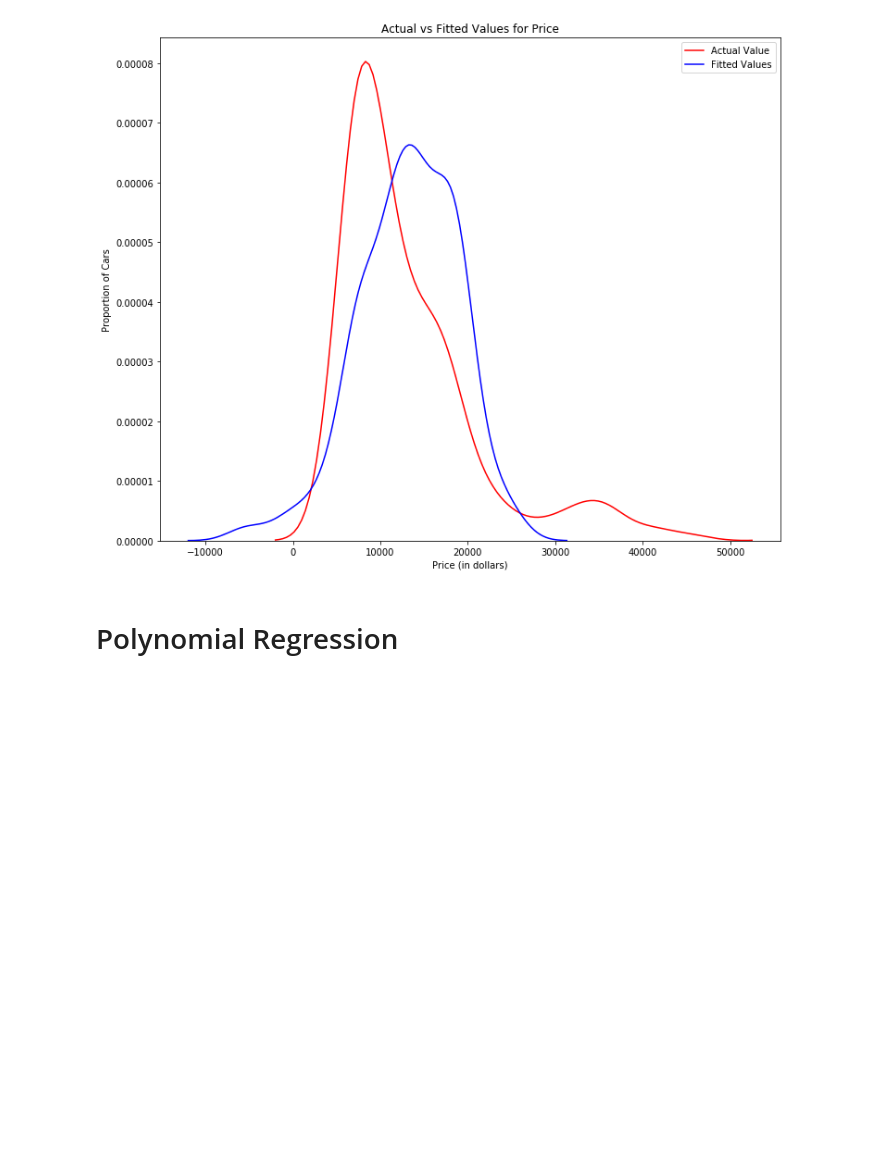
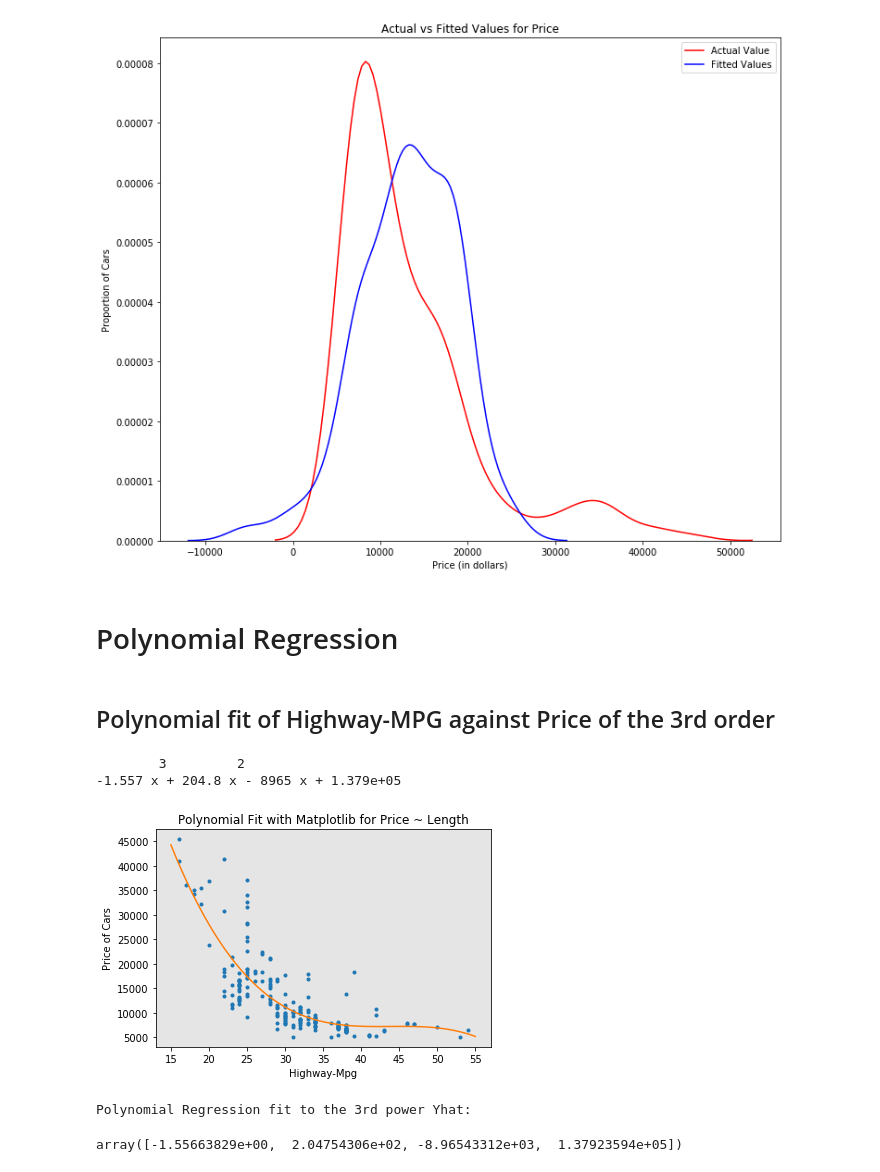
Before and after one commit to sdman135/Cars-project, a Jupyter notebook: Untitled.ipynb, the cells around one changed output. Saved outputs shown, nothing was run; the diff lists cells and outputs as text; code cells hidden in the pictures; blank space fills up the shorter version.

```diff
--- a/Untitled.ipynb
+++ b/Untitled.ipynb
@@ -231,20 +231,42 @@ plt.close()
 # %% [markdown]
 # Polynomial Regression
 # %%
-def PlotPolly(model, independent_variable, dependent_variabble, Name):
+def PlotPolly(independent_variable, dependent_variable, Power):
+    f = np.polyfit(independent_variable, dependent_variable, Power)
+    globals() ['model'] = np.poly1d(f)
+    print(model)
+
     x_new = np.linspace(15, 55, 100)
     y_new = model(x_new)
 
-    plt.plot(independent_variable, dependent_variabble, '.', x_new, y_new, '-')
+    plt.plot(independent_variable, dependent_variable, '.', x_new, y_new, '-')
     plt.title('Polynomial Fit with Matplotlib for Price ~ Length')
     ax = plt.gca()
     ax.set_facecolor((0.898, 0.898, 0.898))
     fig = plt.gcf()
-    plt.xlabel(Name)
-    plt.ylabel('Price of Cars')
+    plt.xlabel(f'{independent_variable.name.title()}')
+    plt.ylabel(f'{dependent_variable.name.title()} of Cars')
+
 
     plt.show()
     plt.close()
+
+
+    globals() ['Yhat'] = np.polyfit(independent_variable, dependent_variable, Power)
+    if Power == 2:
+        print(f'Polynomial Regression fit to the {Power}nd power Yhat:')
+    elif Power == 3:
+        print(f'Polynomial Regression fit to the {Power}rd power Yhat:')
+    else:
+        print(f'Polynomial Regression fit to the {Power}th power Yhat:')
+    return Yhat
+# %% [markdown]
+## Polynomial fit of Highway-MPG against Price of the 3rd order
 # %%
-x = df['highway-mpg']
-y = df['price']
+PlotPolly(df['highway-mpg'],df['price'],3)
+# %% [output]
+        3         2
+-1.557 x + 204.8 x - 8965 x + 1.379e+05
+[figure, added]
+Polynomial Regression fit to the 3rd power Yhat:
+array([-1.55663829e+00,  2.04754306e+02, -8.96543312e+03,  1.37923594e+05])
```
Also changed, not shown: parts of 2 cells of this notebook.
